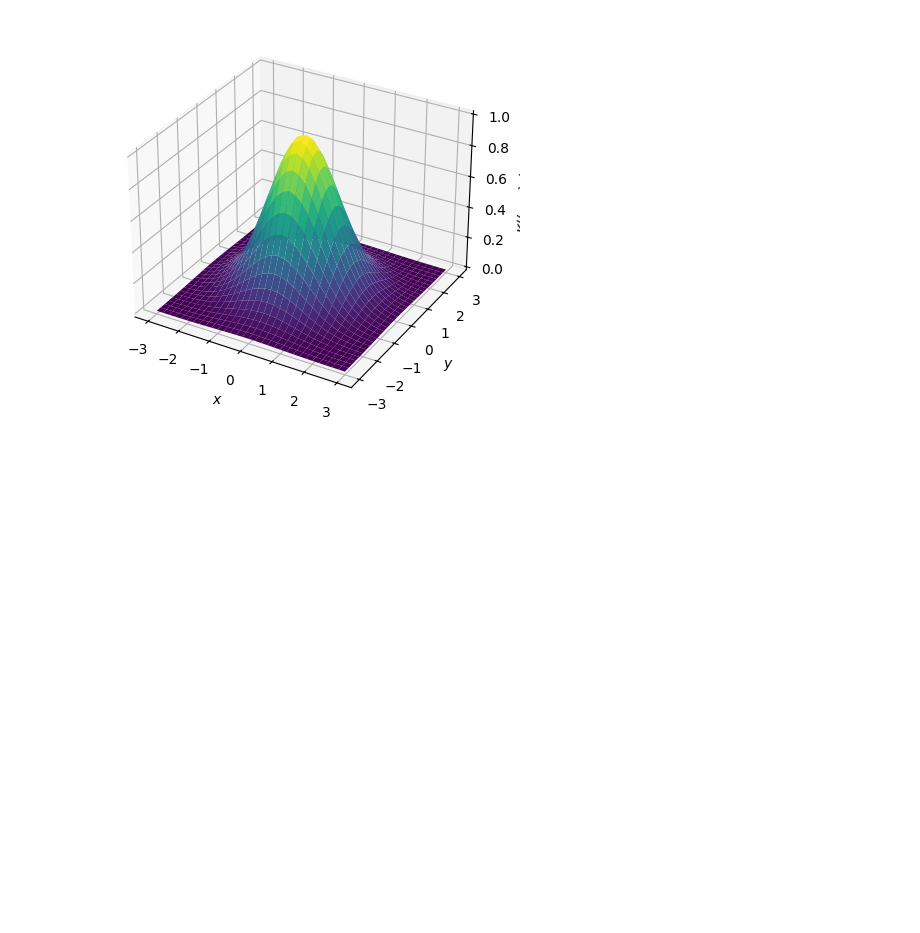
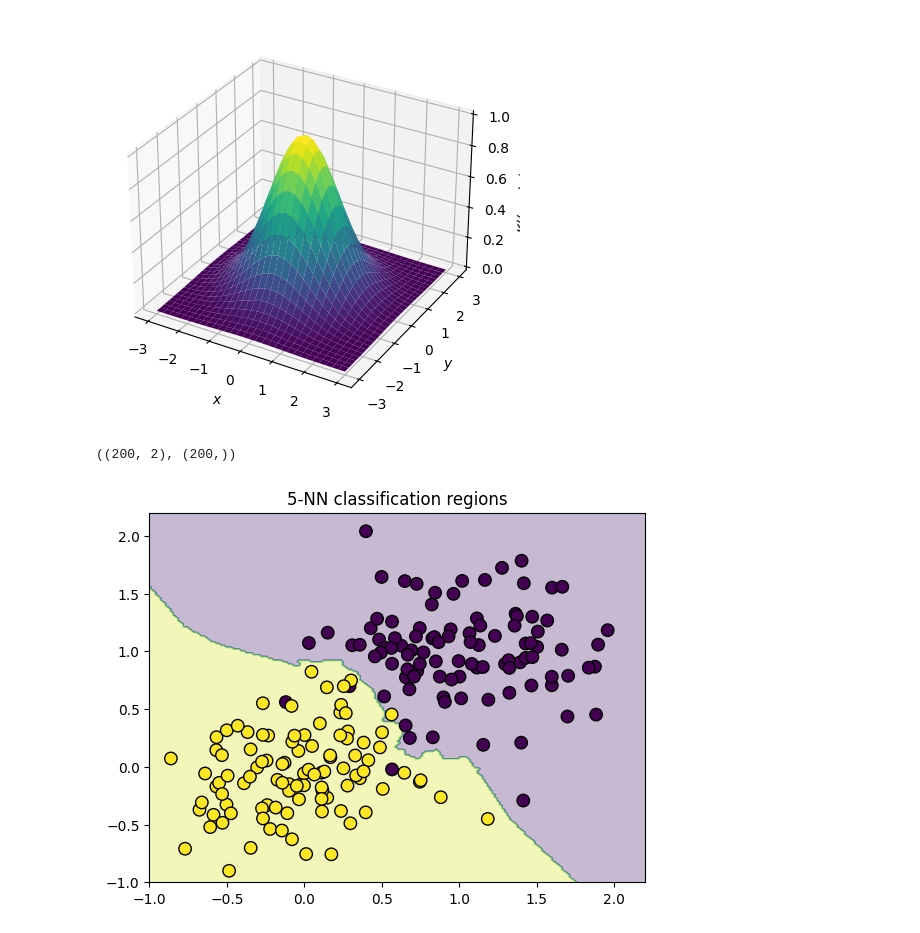
Before and after one commit to ajakovac/ML-in-Practice-I, a Jupyter notebook: DT and bagging.ipynb, the cells around one changed output. Drawn from its saved outputs; the diff is of its cells as text; code cells hidden in the pictures; blank space fills up the shorter version.

```diff
--- a/DT and bagging.ipynb
+++ b/DT and bagging.ipynb
@@ -551,9 +551,7 @@ gamma = 0.5
 x0, y0 = 0.0, 0.0   # kernel center
 
 # 2D grid
-x = np.linspace(-3, 3, 31)
-y = np.linspace(-3, 3, 31)
-xx, yy = np.meshgrid(x, y)
+xx, yy = np.meshgrid(np.linspace(-3, 3, 31), np.linspace(-3, 3, 31))
 
 # RBF kernel values
 K = np.exp(-gamma * ((xx - x0)**2 + (yy - y0)**2))
@@ -570,3 +568,28 @@ if save_data: fig.savefig('Pics/rbf_kernel_surface.pdf', transparent=True)
 plt.show()
 # %% [output]
 [figure]
+# %%
+X.shape, y.shape
+# %% [output]
+((200, 2), (200,))
+# %%
+import numpy as np
+import matplotlib.pyplot as plt
+from sklearn.neighbors import KNeighborsClassifier
+
+# Train a 3-NN classifier
+n_neighbors = 5
+knn = KNeighborsClassifier(n_neighbors=n_neighbors)
+knn.fit(X,y)
+
+# Plot decision regions
+xx, yy = np.meshgrid(np.linspace(-1,2.2,200), np.linspace(-1,2.2,200))
+Z = knn.predict(np.c_[xx.ravel(), yy.ravel()]).reshape(xx.shape)
+
+plt.contourf(xx, yy, Z, alpha=0.3)
+plt.scatter(X[:,0], X[:,1], c=y, s=80, edgecolors='k')
+plt.title(f"{n_neighbors}-NN classification regions")
+if save_data: plt.savefig('Pics/knn_sample.pdf', transparent=True)
+plt.show()
+# %% [output]
+[figure, added]
```
Also changed, not shown: parts of 2 cells of this notebook, 4 other files.
